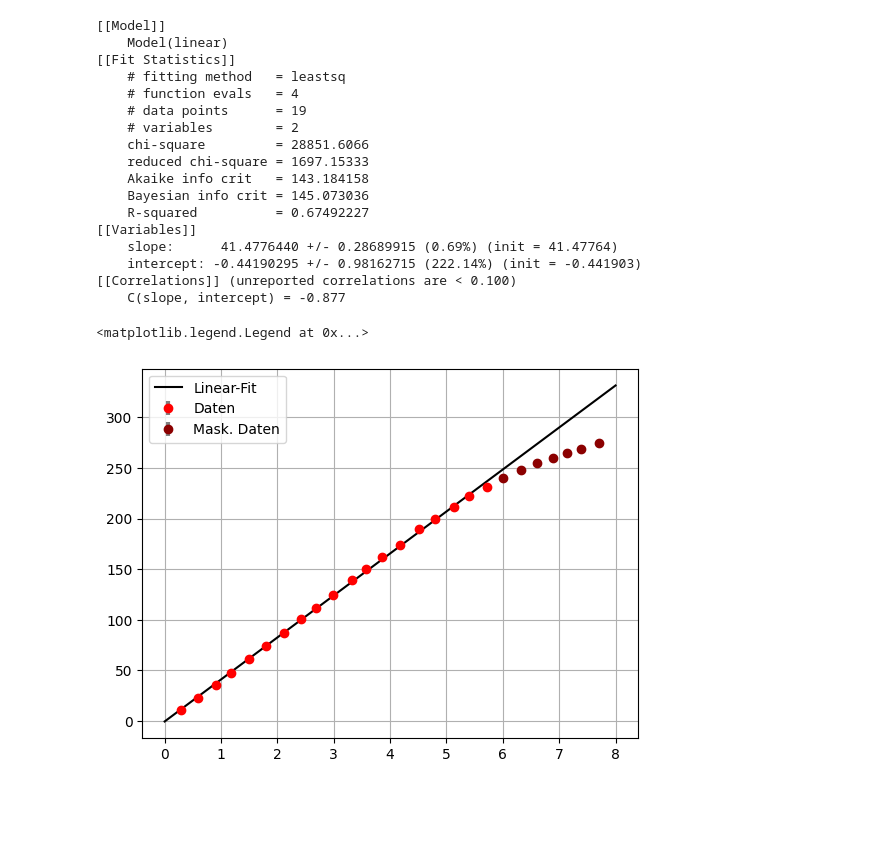
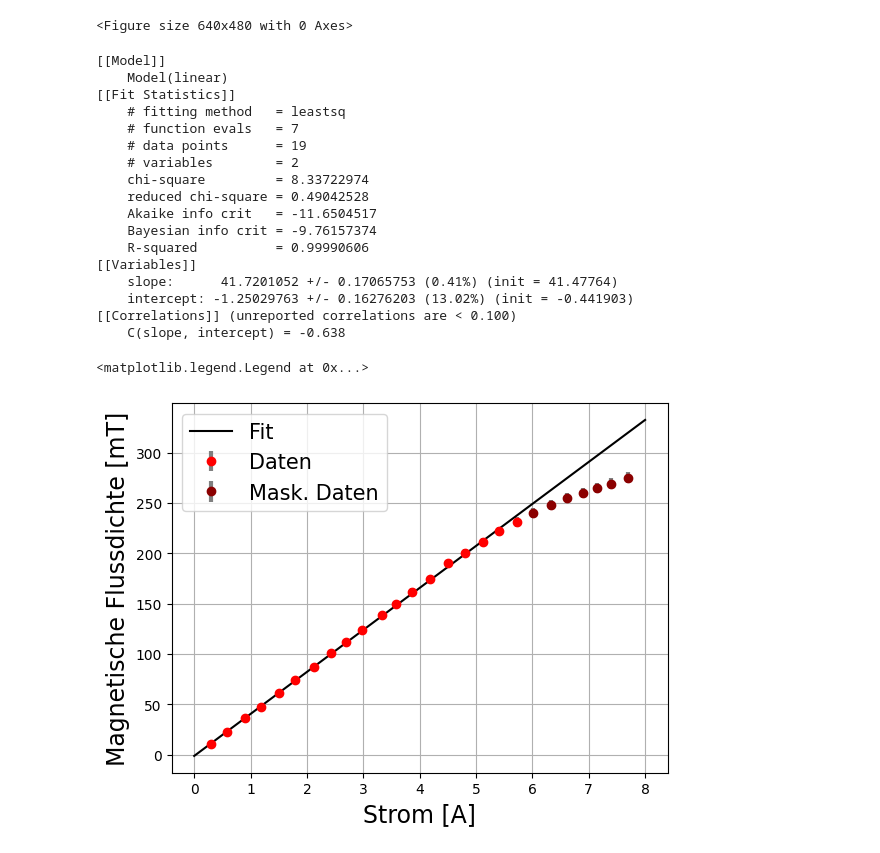
Before and after one commit to Friedrich-Jahns/Fortgeschrittenen-Praktikum-Physik, a Jupyter notebook: FP2_Zeemann/erregerkurve/erregerkurve.ipynb, the cells around one changed output. Drawn from its saved outputs; the diff is of its cells as text; code cells hidden in the pictures; blank space fills up the shorter version.

```diff
--- a/FP2_Zeemann/erregerkurve/erregerkurve.ipynb
+++ b/FP2_Zeemann/erregerkurve/erregerkurve.ipynb
@@ -16,39 +16,47 @@ for file in sorted(os.listdir('Data')):
             data = np.genfromtxt(tf,delimiter="\t").T
 # %%
 ord = data[0]
-m1 = up.uarray(data[1],np.full(len(data[1]),0.05))
+m1 = up.uarray(data[1],data[1]*0.02)
 # %%
 mask = 19
+
+fig = plt.figure(figsize=(8,6),dpi=80,linewidth=50)
 
 res1 = f.linear_fit(up.nominal_values(m1)[0:mask],ord[0:mask],up.std_devs(m1)[0:mask])
 plt.show()
 print(res1.fit_report())
 plt.errorbar(ord[0:mask],up.nominal_values(m1)[0:mask],yerr = up.std_devs(m1)[0:mask],fmt='ro',ecolor='gray', elinewidth=3, capsize=0,label = 'Daten')
 plt.errorbar(ord[mask:-1],up.nominal_values(m1)[mask:-1],yerr = up.std_devs(m1)[mask:-1],fmt='o',color='darkred',ecolor='gray', elinewidth=3, capsize=0,label = 'Mask. Daten')
-plt.plot(np.arange(0,9),res1.eval(x=np.arange(0,9)),color='k',linestyle='-',alpha=1,label="Linear-Fit")
+plt.plot(np.arange(0,9),res1.eval(x=np.arange(0,9)),color='k',linestyle='-',alpha=1,label="Fit")
 
 
 
 
+
+
+
+plt.ylabel('Magnetische Flussdichte [mT]',fontsize = 17)
+plt.xlabel("Strom [A]",fontsize = 17)
 plt.grid()
-plt.legend()
+plt.legend(fontsize = 15)
 # %% [output]
-[[Model]]
-    Model(linear)
-[[Fit Statistics]]
-    # fitting method   = leastsq
-    # function evals   = 4
-    # data points      = 19
-    # variables        = 2
-    chi-square         = 28851.6066
-    reduced chi-square = 1697.15333
-    Akaike info crit   = 143.184158
-    Bayesian info crit = 145.073036
-    R-squared          = 0.67492227
-[[Variables]]
-    slope:      41.4776440 +/- 0.28689915 (0.69%) (init = 41.47764)
-    intercept: -0.44190295 +/- 0.98162715 (222.14%) (init = -0.441903)
-[[Correlations]] (unreported correlations are < 0.100)
-    C(slope, intercept) = -0.877
+<Figure size 640x480 with 0 Axes>
-<matplotlib.legend.Legend at 0x...>
+[[Model]]
+    Model(linear)
+[[Fit Statistics]]
+    # fitting method   = leastsq
+    # function evals   = 7
+    # data points      = 19
+    # variables        = 2
+    chi-square         = 8.33722974
+    reduced chi-square = 0.49042528
+    Akaike info crit   = -11.6504517
+    Bayesian info crit = -9.76157374
+    R-squared          = 0.99990606
+[[Variables]]
+    slope:      41.7201052 +/- 0.17065753 (0.41%) (init = 41.47764)
+    intercept: -1.25029763 +/- 0.16276203 (13.02%) (init = -0.441903)
+[[Correlations]] (unreported correlations are < 0.100)
+    C(slope, intercept) = -0.638
+<matplotlib.legend.Legend at 0x...>
-[figure, old version]
+[figure, new version]
```
Also changed, not shown: 3 other files.
